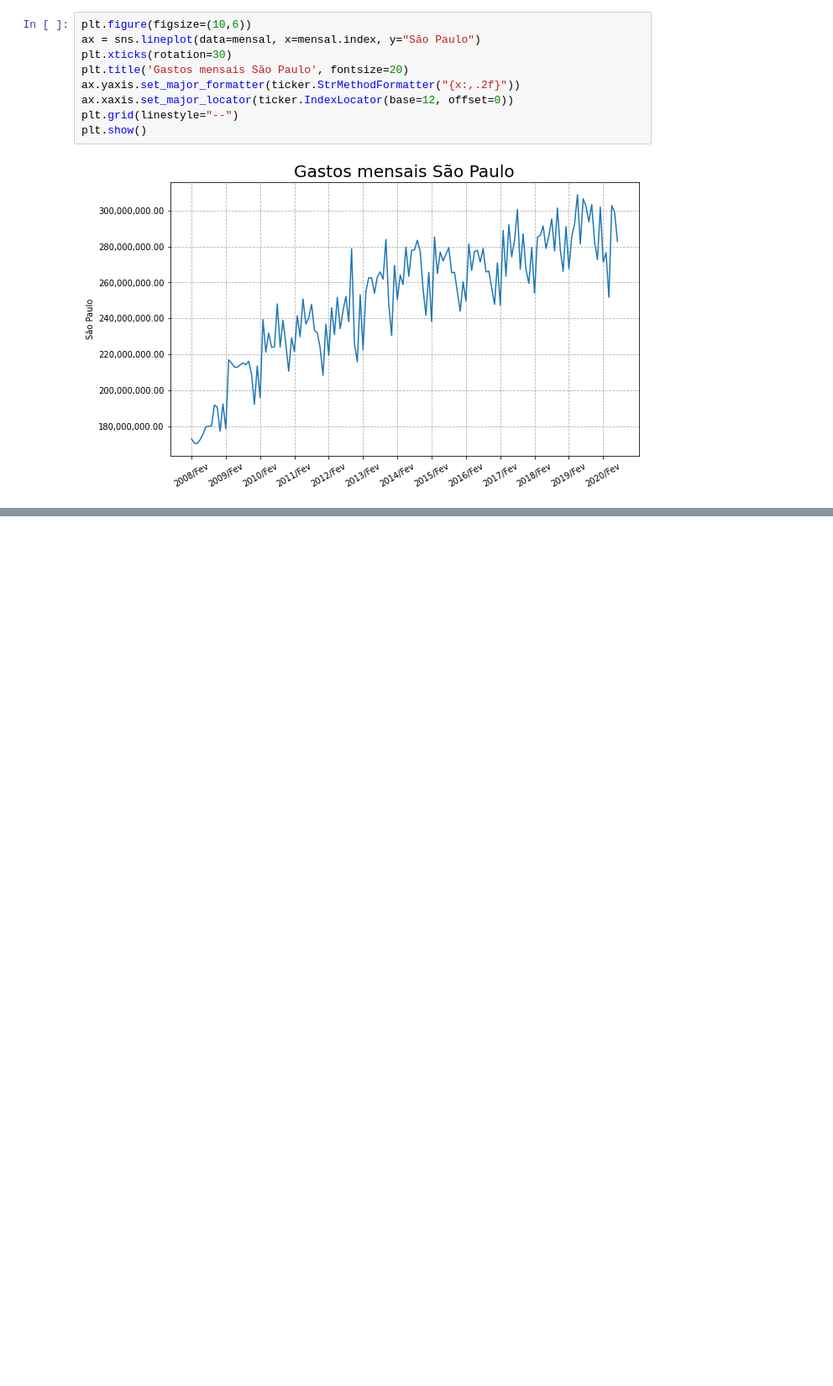
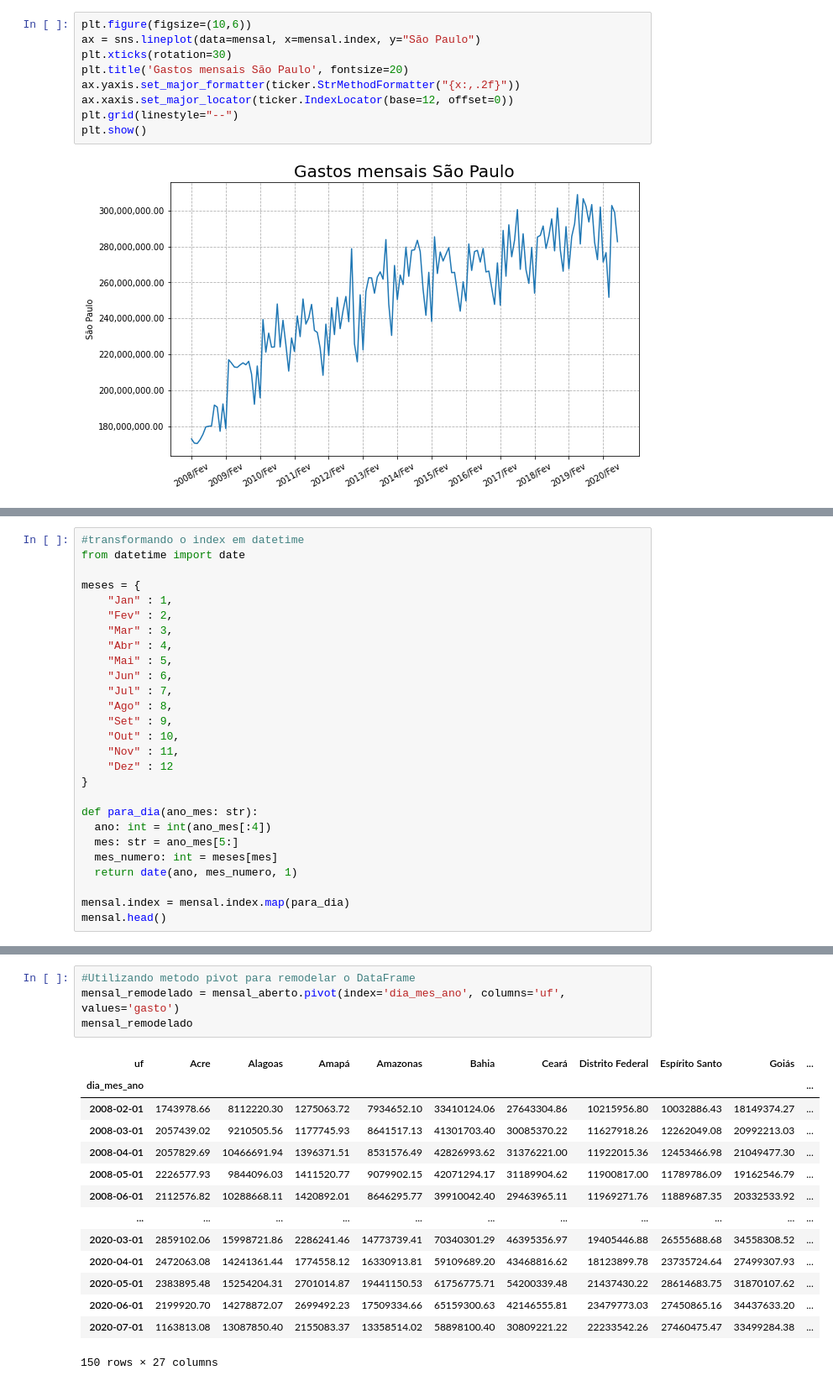
Before and after one commit to yoshinaga2904/Bootcamp-Alura, a Jupyter notebook: Modulo_2_Desafios.ipynb, the cells around one changed output, grey strips where cells are left out. Shown at 84% size. Cells and saved outputs as stored; diff of their text form; blank space fills up the shorter version.

```diff
--- a/Modulo_2_Desafios.ipynb
+++ b/Modulo_2_Desafios.ipynb
@@ -350,0 +362,27 @@ plt.show()
+# %%
+#transformando o index em datetime
+from datetime import date
+
+meses = {
+    "Jan" : 1,
+    "Fev" : 2,
+    "Mar" : 3,
+    "Abr" : 4,
+    "Mai" : 5,
+    "Jun" : 6,
+    "Jul" : 7,
+    "Ago" : 8,
+    "Set" : 9,
+    "Out" : 10,
+    "Nov" : 11,
+    "Dez" : 12
+}
+
+def para_dia(ano_mes: str):
+  ano: int = int(ano_mes[:4])
+  mes: str = ano_mes[5:]
+  mes_numero: int = meses[mes]
+  return date(ano, mes_numero, 1)
+
+mensal.index = mensal.index.map(para_dia)
+mensal.head()
@@ -350,0 +409,19 @@ plt.show()
+# %%
+#Utilizando metodo pivot para remodelar o DataFrame
+mensal_remodelado = mensal_aberto.pivot(index='dia_mes_ano', columns='uf', values='gasto')
+mensal_remodelado
+# %% [output]
+| uf | Acre | Alagoas | Amapá | Amazonas | Bahia | Ceará | Distrito Federal | Espírito Santo | Goiás | ... |
+| dia_mes_ano |  |  |  |  |  |  |  |  |  | ... |
+| 2008-02-01 | 1743978.66 | 8112220.30 | 1275063.72 | 7934652.10 | 33410124.06 | 27643304.86 | 10215956.80 | 10032886.43 | 18149374.27 | ... |
+| 2008-03-01 | 2057439.02 | 9210505.56 | 1177745.93 | 8641517.13 | 41301703.40 | 30085370.22 | 11627918.26 | 12262049.08 | 20992213.03 | ... |
+| 2008-04-01 | 2057829.69 | 10466691.94 | 1396371.51 | 8531576.49 | 42826993.62 | 31376221.00 | 11922015.36 | 12453466.98 | 21049477.30 | ... |
+| 2008-05-01 | 2226577.93 | 9844096.03 | 1411520.77 | 9079902.15 | 42071294.17 | 31189904.62 | 11900817.00 | 11789786.09 | 19162546.79 | ... |
+| 2008-06-01 | 2112576.82 | 10288668.11 | 1420892.01 | 8646295.77 | 39910042.40 | 29463965.11 | 11969271.76 | 11889687.35 | 20332533.92 | ... |
+| ... | ... | ... | ... | ... | ... | ... | ... | ... | ... | ... |
+| 2020-03-01 | 2859102.06 | 15998721.86 | 2286241.46 | 14773739.41 | 70340301.29 | 46395356.97 | 19405446.88 | 26555688.68 | 34558308.52 | ... |
+| 2020-04-01 | 2472063.08 | 14241361.44 | 1774558.12 | 16330913.81 | 59109689.20 | 43468816.62 | 18123899.78 | 23735724.64 | 27499307.93 | ... |
+| 2020-05-01 | 2383895.48 | 15254204.31 | 2701014.87 | 19441150.53 | 61756775.71 | 54200339.48 | 21437430.22 | 28614683.75 | 31870107.62 | ... |
+| 2020-06-01 | 2199920.70 | 14278872.07 | 2699492.23 | 17509334.66 | 65159300.63 | 42146555.81 | 23479773.03 | 27450865.16 | 34437633.20 | ... |
+| 2020-07-01 | 1163813.08 | 13087850.40 | 2155083.37 | 13358514.02 | 58898100.40 | 30809221.22 | 22233542.26 | 27460475.47 | 33499284.38 | ... |
+150 rows × 27 columns
```
Also changed, not shown: parts of 7 cells of this notebook.
